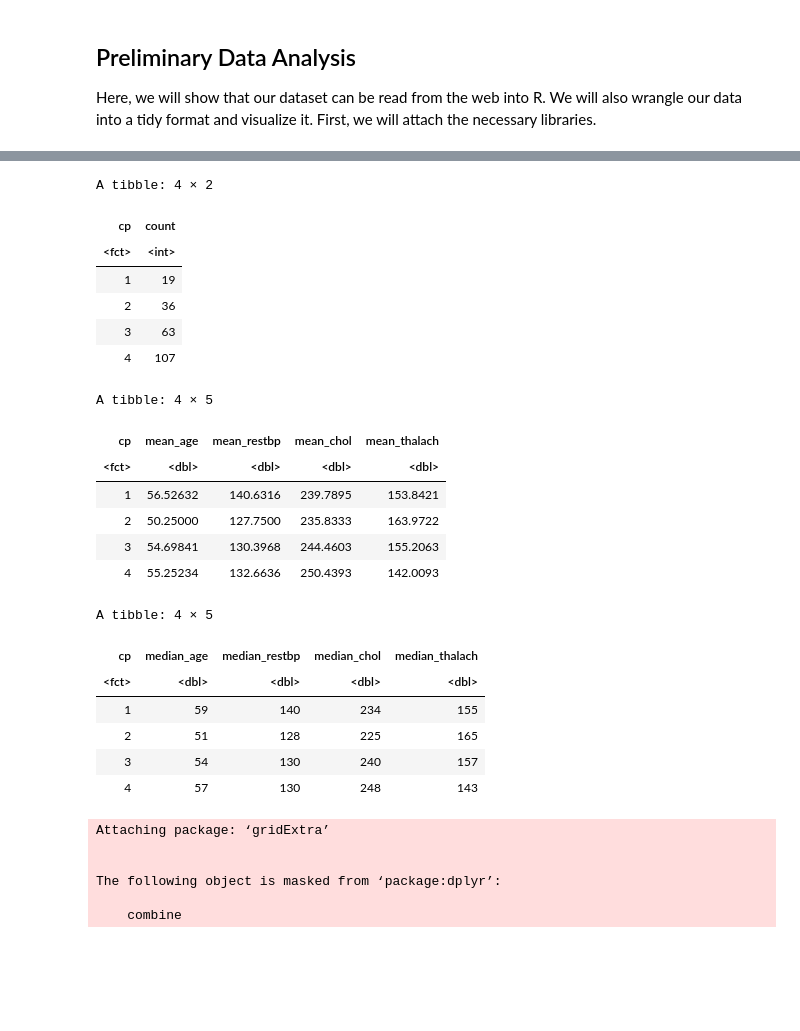
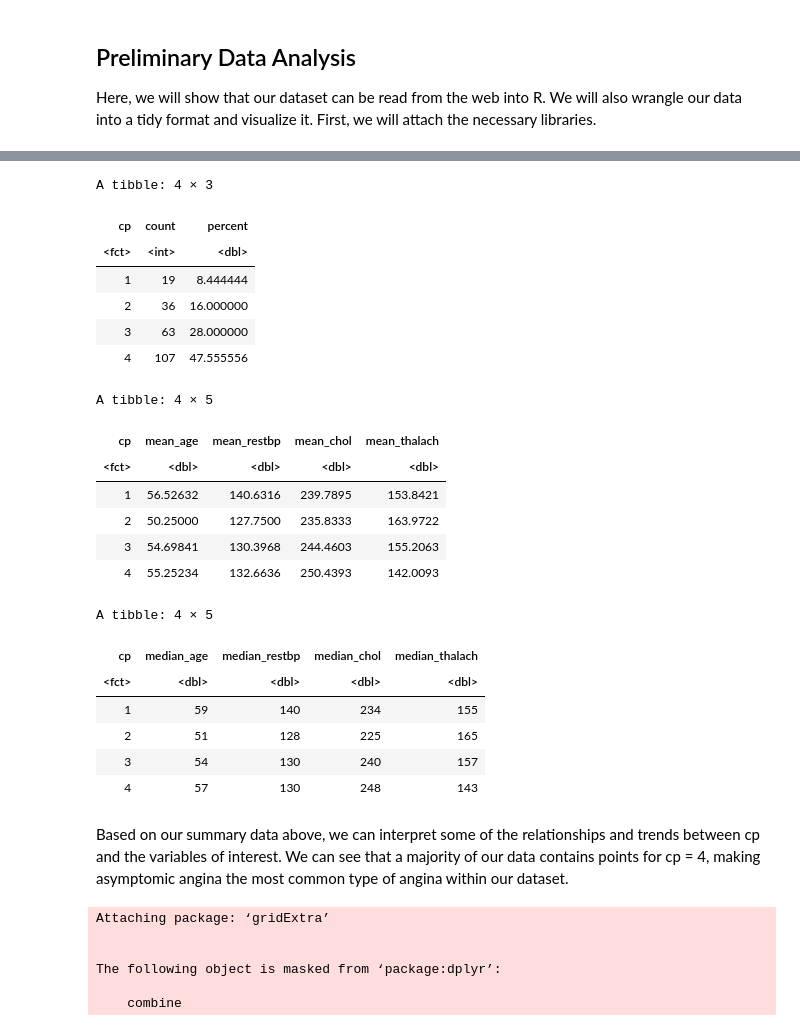
Before and after one commit to hebabm/group-31, a Jupyter notebook: proposal.ipynb, the cells around one changed output, grey strips where cells are left out. Saved outputs shown, nothing was run; the diff lists cells and outputs as text; code cells hidden in the pictures; blank space fills up the shorter version.

```diff
--- a/proposal.ipynb
+++ b/proposal.ipynb
@@ -65,8 +65,7 @@ heart_data <- data |>
             slope = X11,
             ca = X12,
             thal = X13,
-            num = X14) |>
-        head(n=10)
+            num = X14)
 heart_data
 # %% [output]
 Rows: 303 Columns: 14
@@ -112,12 +117,10 @@ We will not be using all of the data and variables to answer our research questi
 # %%
 #clean and wrangle data
-#filter data for variables (that we understand and want to experiment with) to be included in dataset
-#mutate certain rows to have categorical values
+#select columns within the dataset corresponding with our selected variables of interest
+#mutate certain rows to change the type of character a variable is listed as
 
 filter_data <- heart_data|>
     select(cp, age, restbp, chol, thalach, sex, exang)|>
     mutate(cp = as_factor(cp))|>
     mutate(sex = as_factor(sex)) |>
-    mutate(exang = as_factor(exang))|>
-    head(n=10)
-filter_data
+    mutate(exang = as_factor(exang))
@@ -145,33 +138,34 @@ heart_test <- testing(heart_split)
 # %%
 #using training data, summarize data into tables of mean values and median values
 count_cp <- heart_train|>
     group_by(cp)|>
-    summarize(count = n())
+    summarize(count = n()) |>
+    mutate(percent = 100*count/nrow(heart_train))
 count_cp
 
 mean_variables <- heart_train |>
     group_by(cp) |>
     summarize(mean_age=mean(age, na.rm=TRUE),
              mean_restbp=mean(restbp, na.rm=TRUE),
              mean_chol=mean(chol, na.rm=TRUE),
              mean_thalach=mean(thalach, na.rm=TRUE))
 mean_variables
 
 median_variables <- heart_train |>
     group_by(cp) |>
     summarize(median_age=median(age, na.rm=TRUE),
              median_restbp=median(restbp, na.rm=TRUE),
              median_chol=median(chol, na.rm=TRUE),
              median_thalach=median(thalach, na.rm=TRUE))
 median_variables
 # %% [output]
-A tibble: 4 × 2
+A tibble: 4 × 3
-| cp | count |
-| <fct> | <int> |
-| 1 | 19 |
-| 2 | 36 |
-| 3 | 63 |
-| 4 | 107 |
+| cp | count | percent |
+| <fct> | <int> | <dbl> |
+| 1 | 19 | 8.444444 |
+| 2 | 36 | 16.000000 |
+| 3 | 63 | 28.000000 |
+| 4 | 107 | 47.555556 |
 A tibble: 4 × 5
 | cp | mean_age | mean_restbp | mean_chol | mean_thalach |
 | <fct> | <dbl> | <dbl> | <dbl> | <dbl> |
@@ -186,6 +180,8 @@ A tibble: 4 × 5
 | 2 | 51 | 128 | 225 | 165 |
 | 3 | 54 | 130 | 240 | 157 |
 | 4 | 57 | 130 | 248 | 143 |
+# %% [markdown]
+Based on our summary data above, we can interpret some of the relationships and trends between cp and the variables of interest. We can see that a majority of our data contains points for cp = 4, making asymptomic angina the most common type of angina within our dataset.
 # %%
 library(RColorBrewer)
 library(gridExtra)
```
Also changed, not shown: parts of 10 cells of this notebook.
